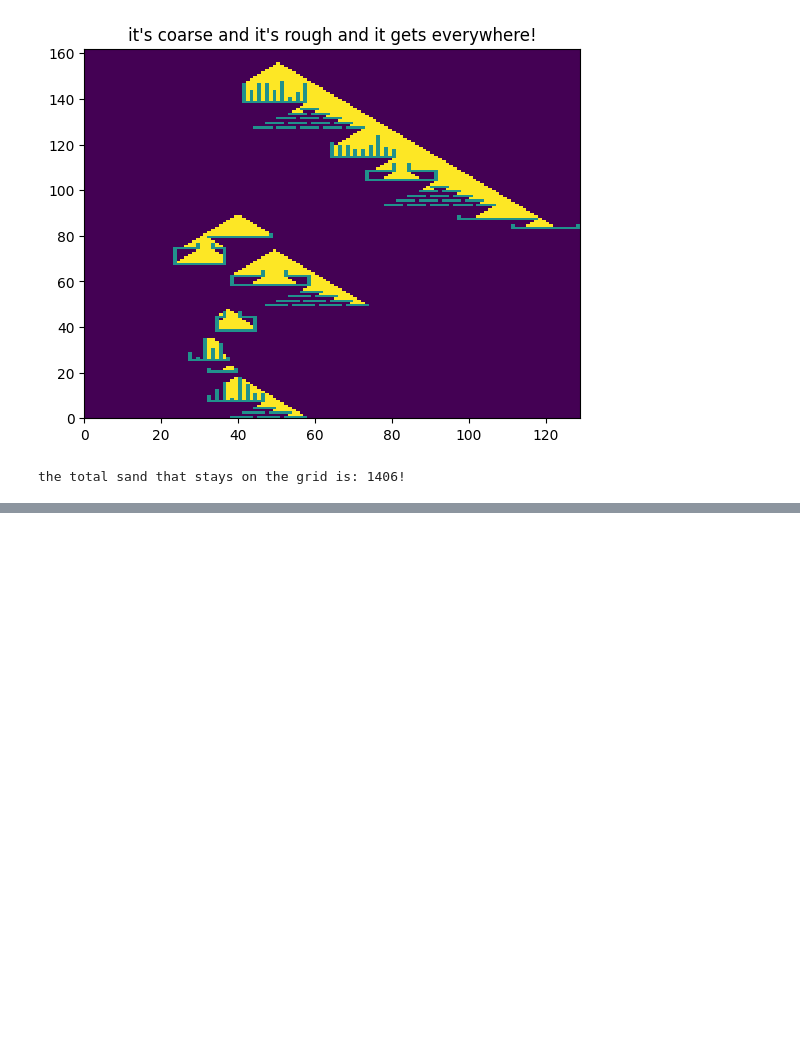
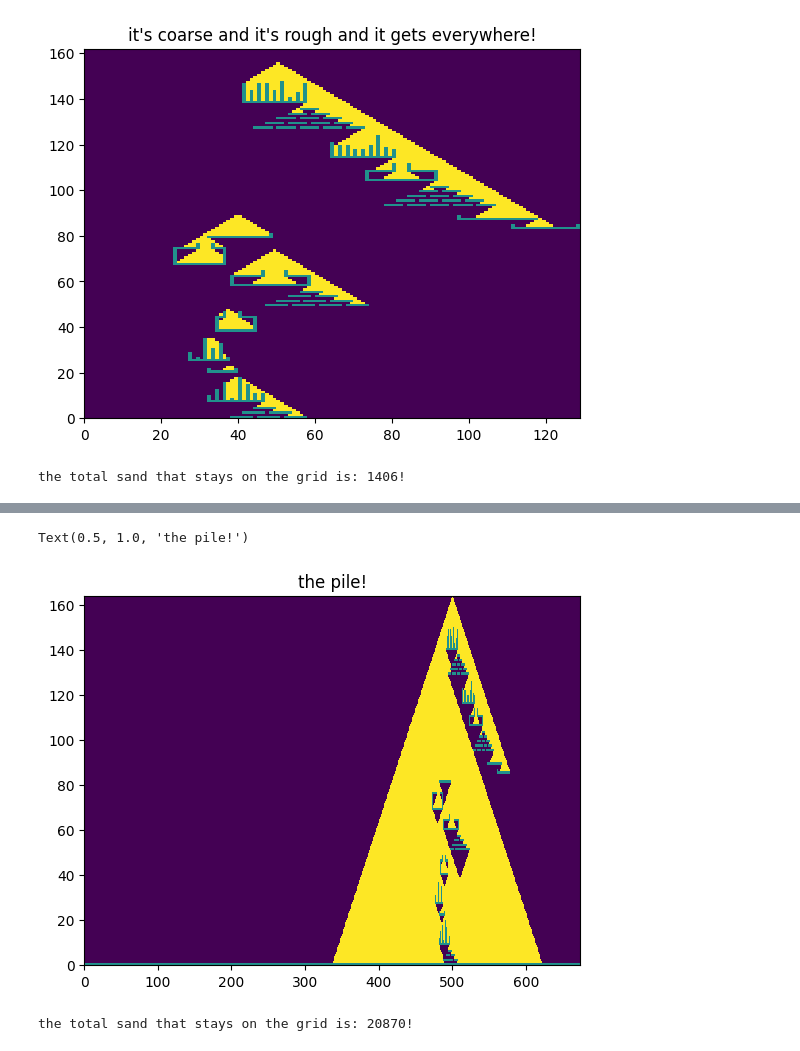
Before and after one commit to nouseforkeys/advent_of_code_22, a Jupyter notebook: day_14.ipynb, the cells around one changed output, grey strips where cells are left out. Drawn from its saved outputs; the diff is of its cells as text; code cells hidden in the pictures; blank space fills up the shorter version.

```diff
--- a/day_14.ipynb
+++ b/day_14.ipynb
@@ -128,0 +163,45 @@ the total sand that stays on the grid is: 1406!
+# %%
+# same thing again with the mondified grid plus an additional end check
+falling_sand = []
+
+continue_iterating = True
+while continue_iterating:
+    falling_sand.append((500, 0))
+    updated_sand = []
+    for grain in falling_sand:
+        x, y = coord_to_index(*grain)
+        try:
+            if grid[y + 1][x] == air:
+                updated_sand.append((x, y + 1))
+            elif grid[y + 1][x - 1] == air:
+                updated_sand.append((x - 1, y + 1))
+            elif grid[y + 1][x + 1] == air:
+                updated_sand.append((x + 1, y + 1))
+            elif grid[y][x] == sand:
+                # if we get here we've tried to place sand on the starting point
+                continue_iterating = False
+                break
+            else:
+                grid[y][x] = sand
+        except IndexError:
+            print('index error!', x, y, coord_to_index(x, y))
+            continue_iterating = False
+            break
+    falling_sand = updated_sand
+# %%
+# let's see what we're dealing with
+fig, ax = plt.subplots()
+# plot the grid in reverse to make things the right way up
+ax.pcolormesh(list(reversed(grid)))
+ax.set_title('the pile!')
+# %% [output]
+Text(0.5, 1.0, 'the pile!')
+[figure, added]
+# %%
+total_sand_in_pile = sum([
+    sum([material == sand for material in row]) for row in grid
+])
+
+print(f'the total sand that stays on the grid is: {total_sand_in_pile}!')
+# %% [output]
+the total sand that stays on the grid is: 20870!
```
Also changed, not shown: parts of 3 cells of this notebook.
